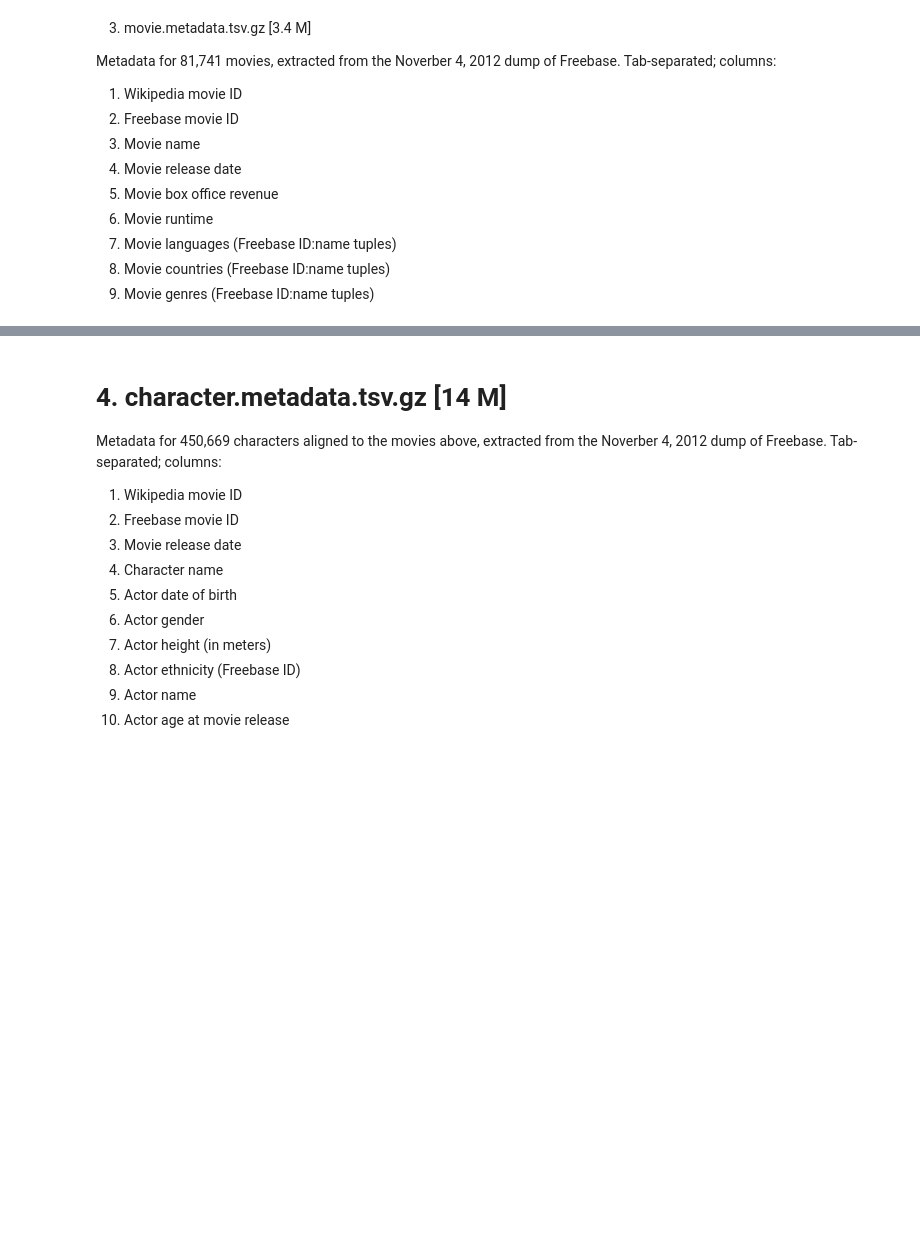
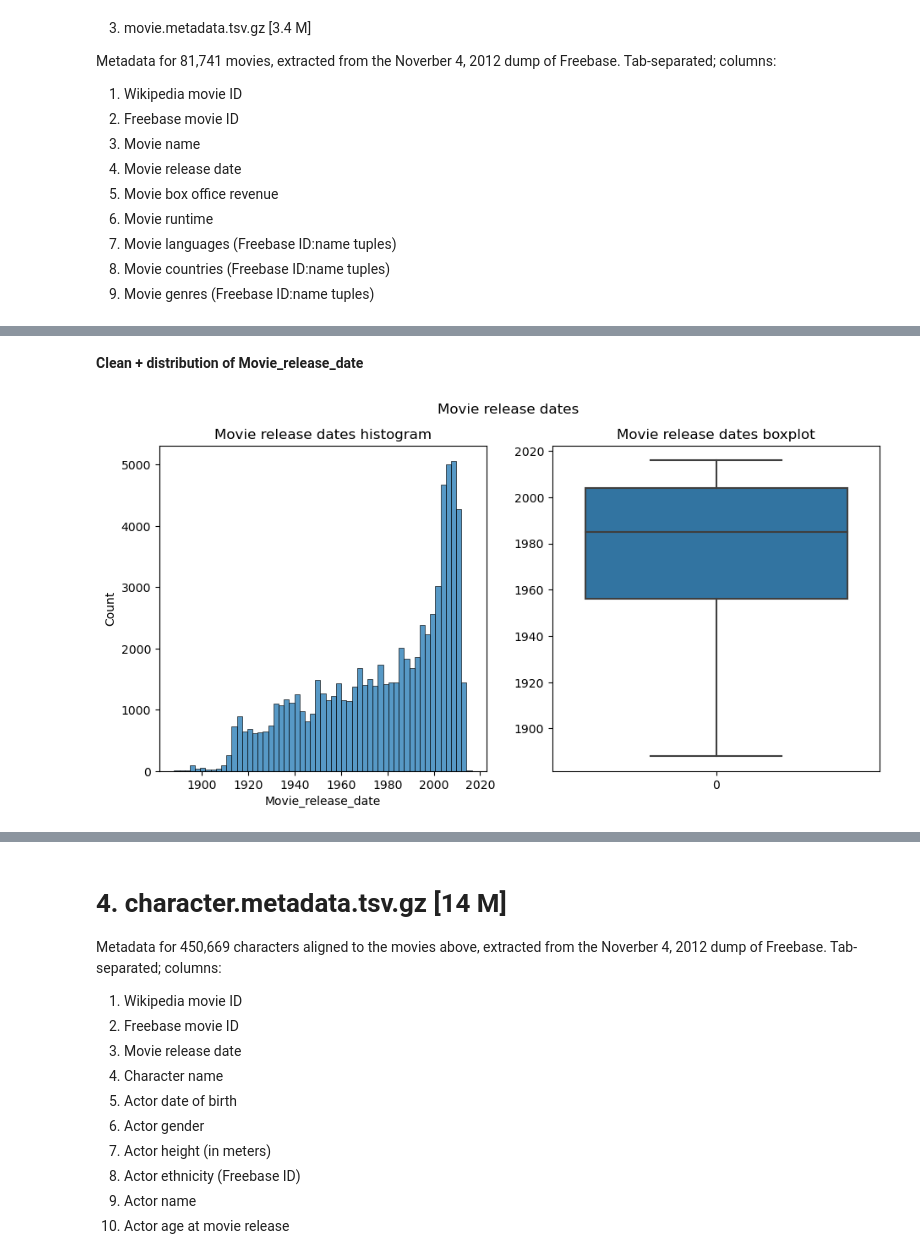
Before and after one commit to epfl-ada/ada-2022-project-silvermafia2022, a Jupyter notebook: project_movies.ipynb, the cells around one changed output, grey strips where cells are left out. Cells and saved outputs as stored; diff of their text form; code cells hidden in the pictures; blank space fills up the shorter version.

```diff
--- a/project_movies.ipynb
+++ b/project_movies.ipynb
@@ -126,0 +164,27 @@ Original cell: /m/06nm1 Spanish Language,/m/04306rv German Language,/m/02h40lc E
+# %% [markdown]
+**Clean + distribution of Movie_release_date**
+# %%
+#movie_md[movie_md.Movie_release_date.isna()]#all missing Movie_release_date are nan
+
+#convert dates to datetimes. Dates with only year are set as the first of January of that year. Date that are out of bounds
+#are set as NaT.
+movie_md.Movie_release_date = pd.to_datetime(movie_md.Movie_release_date, errors = 'coerce', yearfirst = True)
+
+plt.figure(figsize=[11, 5])
+plt.suptitle('Movie release dates')
+
+# Plot 1
+plt.subplot(1, 2, 1)
+sns.histplot(data=movie_md, x='Movie_release_date')
+plt.title('Movie release dates histogram')
+
+# Plot 2
+plt.subplot(1, 2, 2)
+sns.boxplot(data=movie_md.Movie_release_date.dt.year)
+plt.title('Movie release dates boxplot')
+plt.show()
+
+movie_md.Movie_release_date.describe(datetime_is_numeric = True)
+#movie_md.loc[movie_md.Movie_release_date.dt.year == 1888].Movie_name
+# %% [output]
+[figure, added]
```
Also changed, not shown: parts of 21 cells of this notebook.
